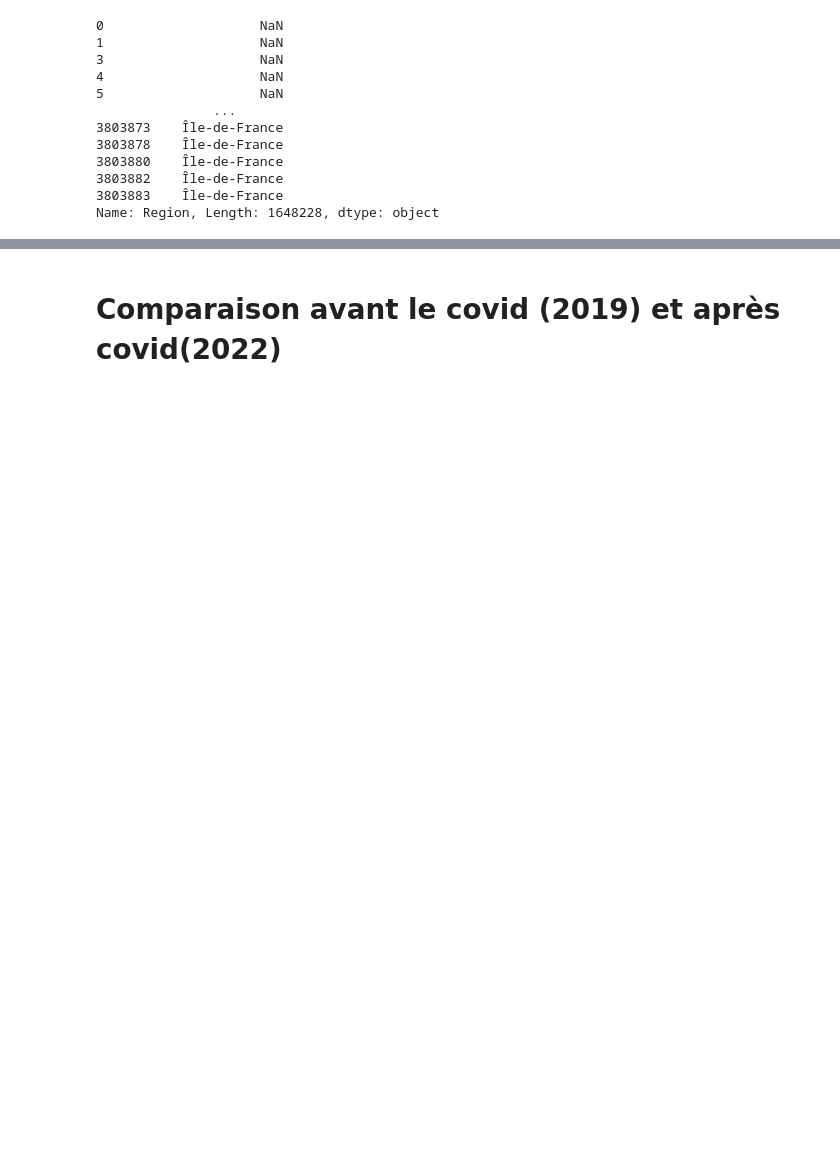
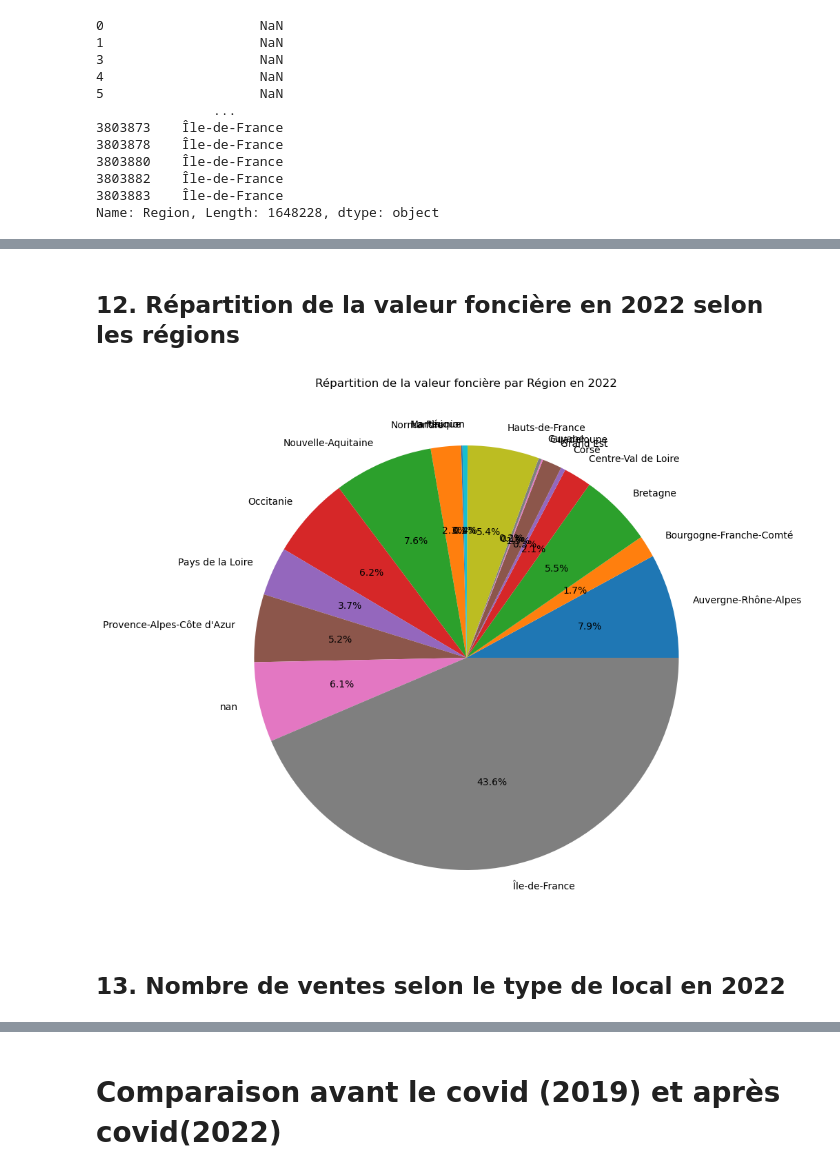
Before and after one commit to Marc94440/Projet-DVF, a Jupyter notebook: Projet_DVF.ipynb, the cells around one changed output, grey strips where cells are left out. Drawn from its saved outputs; the diff is of its cells as text; code cells hidden in the pictures; blank space fills up the shorter version.

```diff
--- a/Projet_DVF.ipynb
+++ b/Projet_DVF.ipynb
@@ -555,0 +413,15 @@ moins une autre année (en particulier avant covid)
+# %% [markdown]
+## 12. Répartition de la valeur foncière en 2022 selon les régions
+# %%
+region_prices = VF_2022.groupby('Region')['Valeur fonciere'].sum()
+
+plt.figure(figsize=(10, 10))
+plt.pie(region_prices.values, labels=region_prices.index, autopct='%1.1f%%')
+
+plt.title('Répartition de la valeur foncière par Région en 2022')
+
+plt.show()
+# %% [output]
+[figure, added]
+# %% [markdown]
+## 13. Nombre de ventes selon le type de local en 2022
```
Also changed, not shown: parts of 72 cells of this notebook.
